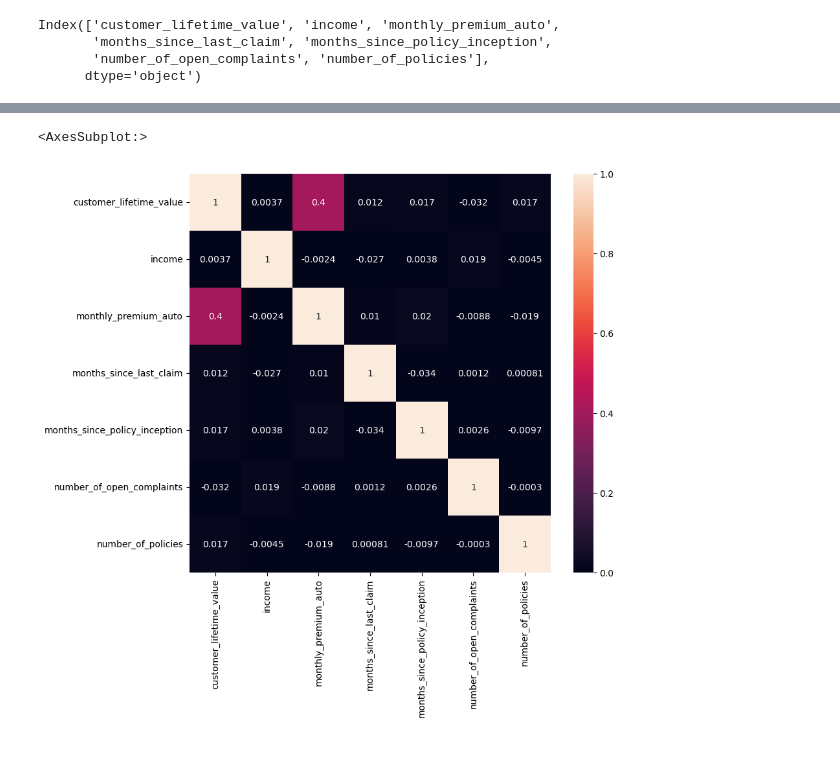
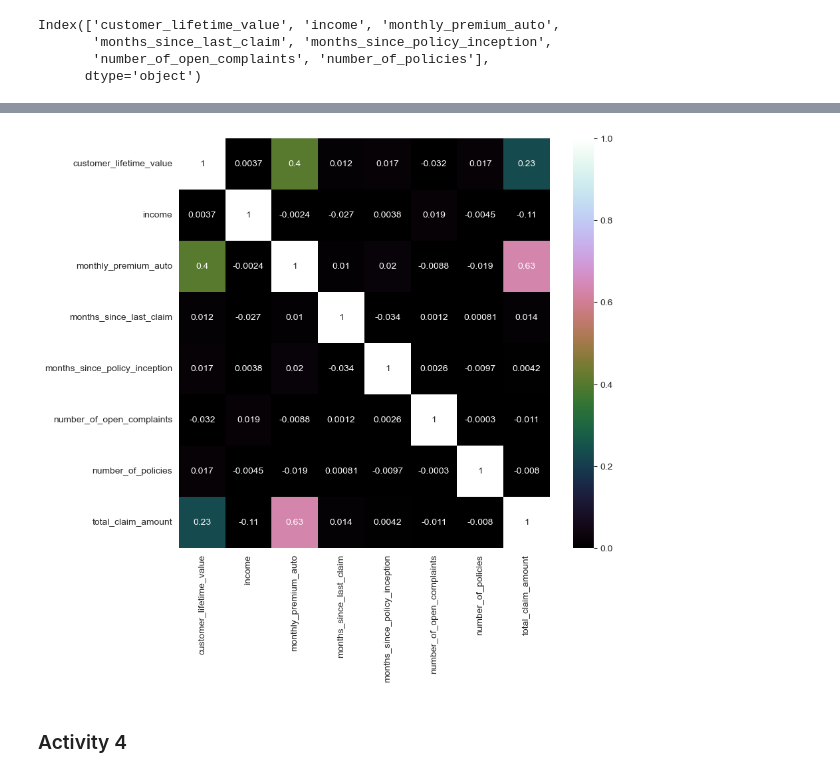
Before and after one commit to Phylanxy/Labs, a Jupyter notebook: week 2/Day 2/Lab_EDA.ipynb, the cells around one changed output, grey strips where cells are left out. Cells and saved outputs as stored; diff of their text form; code cells hidden in the pictures.

```diff
--- a/week 2/Day 2/Lab_EDA.ipynb
+++ b/week 2/Day 2/Lab_EDA.ipynb
@@ -13,10 +15,12 @@ import matplotlib.pyplot as plt
 df = pd.read_csv("Data_Marketing_Customer_Analysis_Round3.csv")
 # %%
-#create dataframes with numerical
+# create dataframes with numerical...
 df_num = df[df.select_dtypes(include=[np.number]).columns]
-num_cols = df_num.columns.drop("total_claim_amount")
+# ...and categorical data only
+df_cat = df[df.select_dtypes(include=[object]).columns]
 
-#and categorical data only
-df_cat = df[df.select_dtypes(include=[object]).columns]
+# define numerical column index
+num_cols = df_num.columns
+# define categorical column index
 cat_cols = df_cat.columns
 # %%
@@ -103 +57,4 @@ ValueError: Image size of 1702800x300 pixels is too large. It must be less than
+# %%
+# set the color palette to cubehelix with 6 layers of depth
+sns.set_palette("cubehelix", n_colors=6)
 # %%
@@ -112,8 +66,16 @@ sns.pairplot(df_num[num_cols.drop(["number_of_open_complaints","number_of_polici
 # %%
+# create a figure with 9 rows by 8 columns
 plt.figure(figsize=(9,8))
 
+# calculate correlation matrix (pearson)
 corr = df_num[num_cols].corr()
-sns.heatmap(corr,vmin=0,vmax=1,annot=True)
+
+# create heatmap for the correlation matrix
+sns.heatmap(corr,vmin=0,vmax=1,annot=True,cmap="cubehelix")
+
+# print the plot
+plt.show()
 # %% [output]
-<AxesSubplot:>
-[figure, old version]
+[figure, new version]
+# %% [markdown]
+### Activity 4
```
Also changed, not shown: parts of 23 cells of this notebook, 1 other file.
